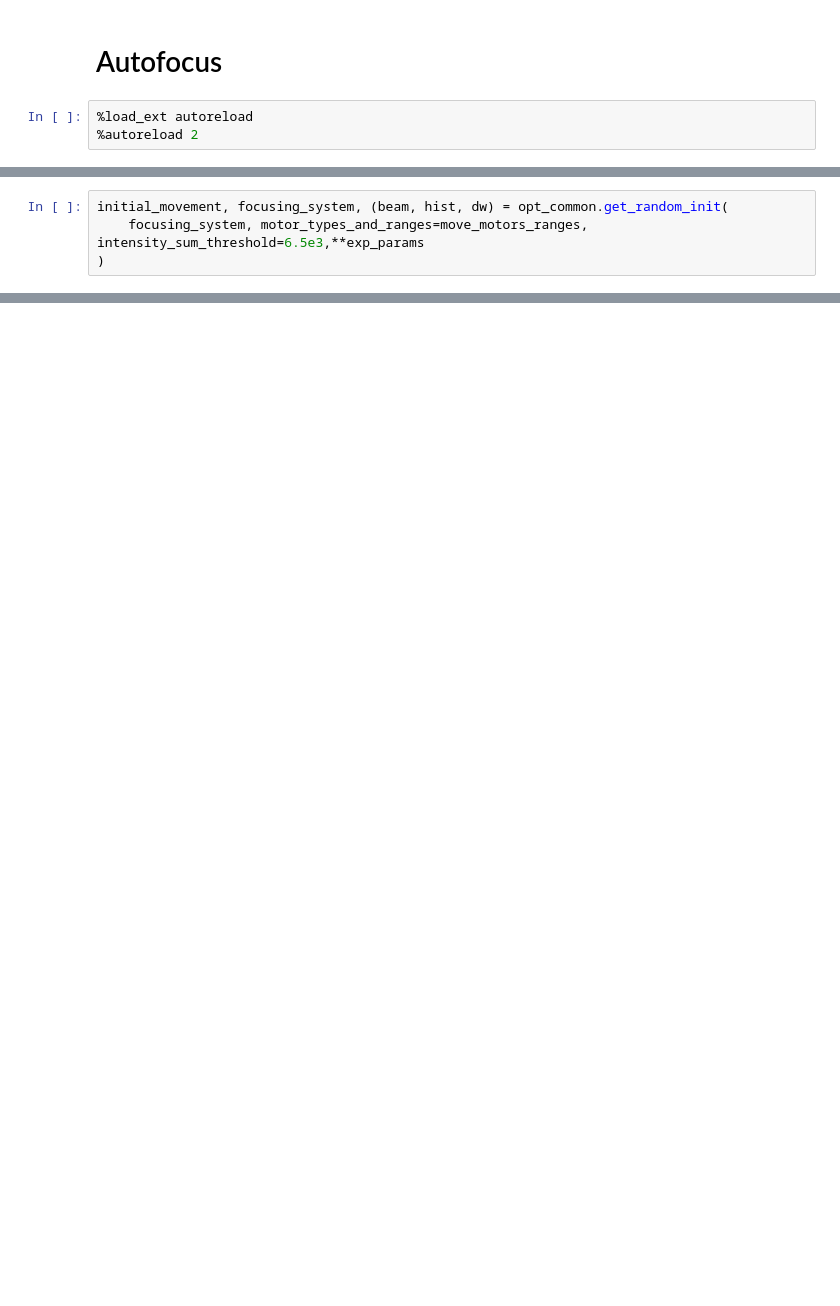
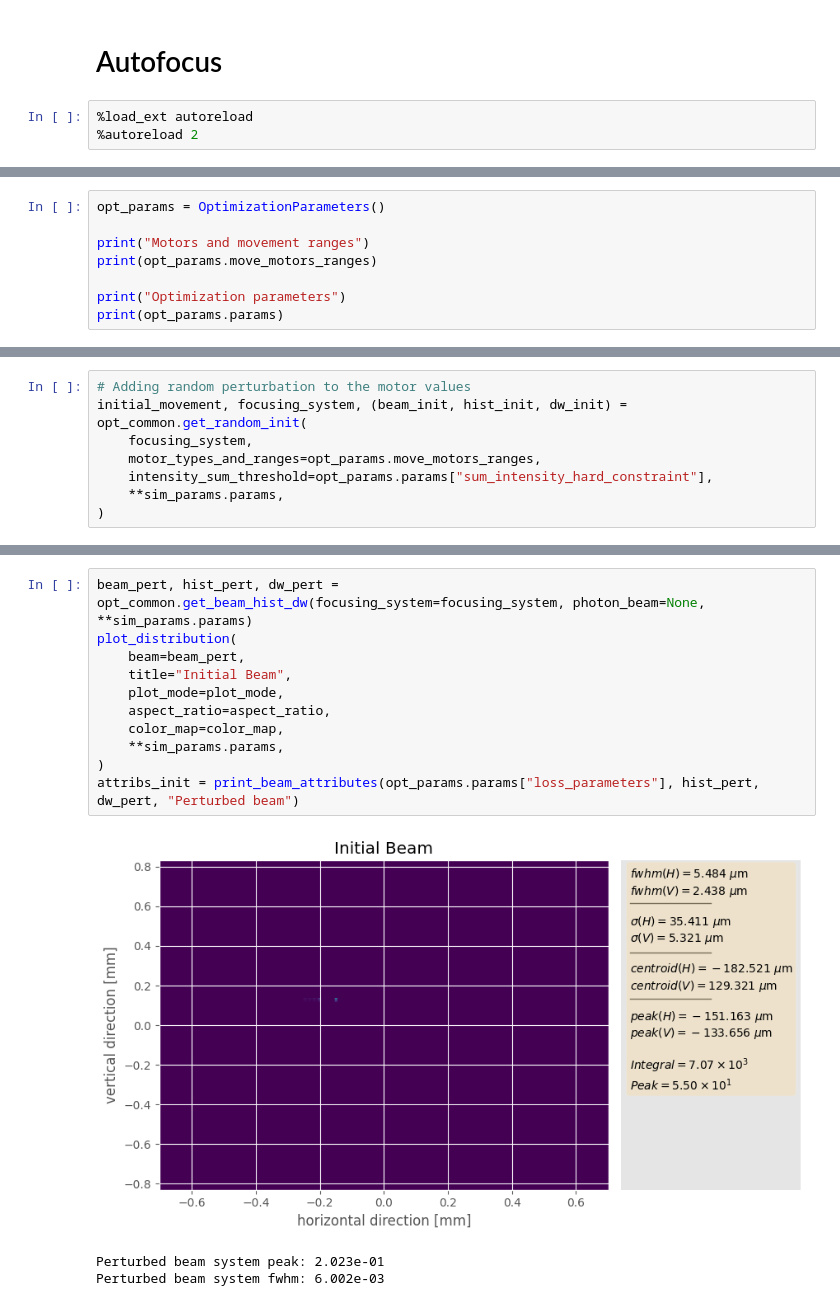
Before and after one commit to AI-ML-at-APS/AI-ML_Control_System, a Jupyter notebook: work_directory/28-ID/jupyter/optuna/autofocus_clean.ipynb, the cells around one changed output, grey strips where cells are left out. Saved outputs shown, nothing was run; the diff lists cells and outputs as text; blank space fills up the shorter version.

```diff
--- a/work_directory/28-ID/jupyter/optuna/autofocus_clean.ipynb
+++ b/work_directory/28-ID/jupyter/optuna/autofocus_clean.ipynb
@@ -129,4 +61,0 @@ print(initial_absolute_positions)
-# %%
-initial_movement, focusing_system, (beam, hist, dw) = opt_common.get_random_init(
-    focusing_system, motor_types_and_ranges=move_motors_ranges, intensity_sum_threshold=6.5e3,**exp_params
-)
@@ -371,0 +142,8 @@ error sending registration message to CA repeater daemon was "Network is unreach
+# %%
+opt_params = OptimizationParameters()
+
+print("Motors and movement ranges")
+print(opt_params.move_motors_ranges)
+
+print("Optimization parameters")
+print(opt_params.params)
@@ -371,0 +208,8 @@ error sending registration message to CA repeater daemon was "Network is unreach
+# %%
+# Adding random perturbation to the motor values
+initial_movement, focusing_system, (beam_init, hist_init, dw_init) = opt_common.get_random_init(
+    focusing_system,
+    motor_types_and_ranges=opt_params.move_motors_ranges,
+    intensity_sum_threshold=opt_params.params["sum_intensity_hard_constraint"],
+    **sim_params.params,
+)
@@ -371,0 +223,15 @@ error sending registration message to CA repeater daemon was "Network is unreach
+# %%
+beam_pert, hist_pert, dw_pert = opt_common.get_beam_hist_dw(focusing_system=focusing_system, photon_beam=None, **sim_params.params)
+plot_distribution(
+    beam=beam_pert,
+    title="Initial Beam",
+    plot_mode=plot_mode,
+    aspect_ratio=aspect_ratio,
+    color_map=color_map,
+    **sim_params.params,
+)
+attribs_init = print_beam_attributes(opt_params.params["loss_parameters"], hist_pert, dw_pert, "Perturbed beam")
+# %% [output]
+[figure, added]
+Perturbed beam system peak: 2.023e-01
+Perturbed beam system fwhm: 6.002e-03
```
Also changed, not shown: parts of 130 cells of this notebook, 7 other files.
